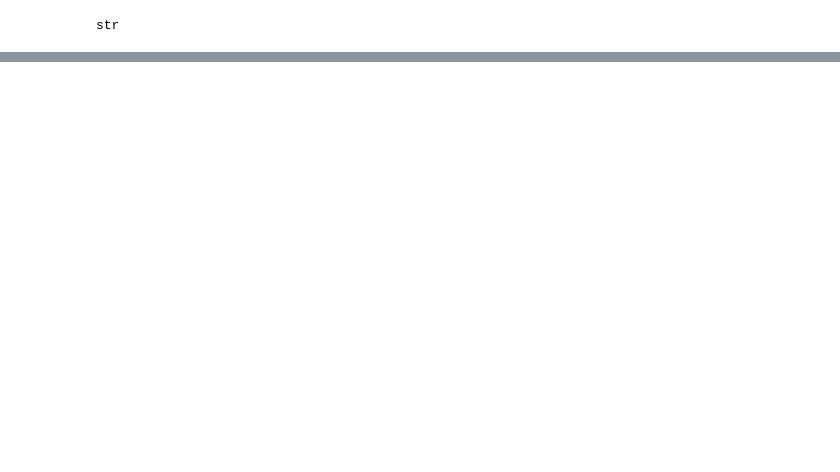
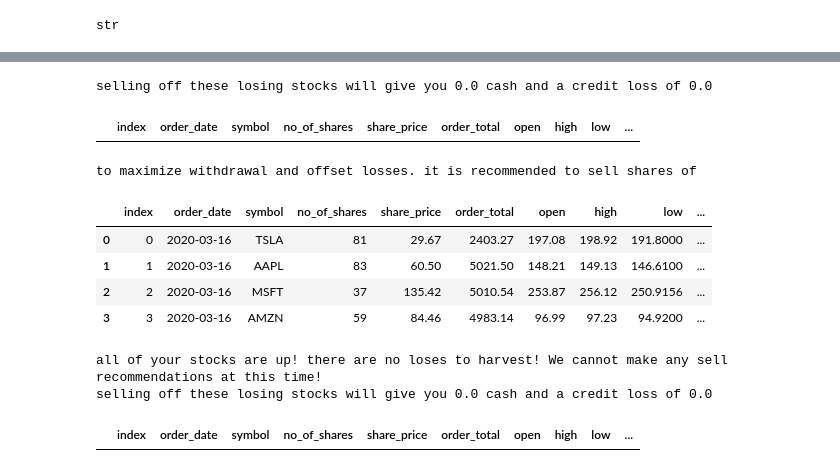
Before and after one commit to scoopcash/group_project_1, a Jupyter notebook: tax_harvest.ipynb, the cells around one changed output, grey strips where cells are left out. Cells and saved outputs as stored; diff of their text form; code cells hidden in the pictures; blank space fills up the shorter version.

```diff
--- a/tax_harvest.ipynb
+++ b/tax_harvest.ipynb
@@ -246,0 +302,72 @@ display(LT_negative_pnl)
+# %%
+# display all losing stocks to sell and winning stocks to net zero the gains for maximin withdrawal
+#long term losers
+LT_losers_df = LT_portfolio_df.loc[LT_portfolio_df['PNL'] < 0]
+LT_losers_withdrawal_total = LT_losers_df['current_value'].sum()
+LT_losers_losses_reported = LT_losers_df['PNL'].sum()
+print(f"selling off these losing stocks will give you {LT_losers_withdrawal_total} cash and a credit loss of {LT_losers_losses_reported}")
+display(LT_losers_df)
+#long term winners
+print(f"to maximize withdrawal and offset losses. it is recommended to sell shares of")
+LT_winners_df = LT_portfolio_df.loc[LT_portfolio_df['PNL'] >0]
+LT_sorted_winners_df = LT_winners_df.sort_values(['PNL'], ascending= False).reset_index(drop=True)
+display(LT_sorted_winners_df)
+
+if LT_losers_losses_reported == 0:
+   LT_scenario = 0
+elif LT_sorted_winners_df['PNL'].iloc[0] > LT_losers_losses_reported:
+   LT_scenario = 1
+elif LT_sorted_winners_df['PNL'].iloc[0] + LT_sorted_winners_df['PNL'].iloc[1] > LT_losers_losses_reported:
+   LT_scenario = 2
+elif LT_sorted_winners_df['PNL'].iloc[0] + LT_sorted_winners_df['PNL'].iloc[1] + LT_sorted_winners_df['PNL'].iloc[2] > LT_losers_losses_reported:
+   LT_scenario = 3
+else:
+   print("losses are much higher than winning stocks right now. sell whatever shares you'd like to net zero losses and profits")
+   print(LT_sorted_winners_df)
+
+if LT_scenario == 0:
+   print("all of your stocks are up! there are no loses to harvest! We cannot make any sell recommendations at this time!")
+elif LT_scenario == 1:
+   LT_winner_stock_to_sell = LT_sorted_winners_df['symbol'].iloc[0]
+   print(f"sell enough shares of {LT_winner_stock_to_sell} to offset {LT_losers_losses_reported} in losses")
+   LT_offset_shares_to_sell = LT_losers_losses_reported / LT_sorted_winners_df['close'].iloc[0]
+   LT_offset_shares_to_sell = round(abs(LT_offset_shares_to_sell),0)
+   LT_offset_close_price = LT_sorted_winners_df['close'].iloc[0]
+   LT_offset_sell_amount_total = LT_offset_shares_to_sell * LT_offset_close_price
+   LT_offset_net_tax_liability = round(LT_offset_sell_amount_total - abs(LT_losers_losses_reported),2)
+   LT_cash_in_bank = LT_losers_withdrawal_total + LT_offset_sell_amount_total
+   print(f"selling {LT_offset_shares_to_sell} at {LT_offset_close_price} equals a total of {LT_offset_sell_amount_total}")
+   print(f"for a total Long Term gains tax liability of ${LT_offset_net_tax_liability} taxed as long term gains")
+   print(f"liquidity gained from long term gains tax harvesting transactions totals ${LT_cash_in_bank} ")
+   #LT_sorted_winners_df['remaining_no_of_shares'] = ""
+   LT_sorted_winners_df['no_of_shares'].iloc[0] = LT_sorted_winners_df['no_of_shares'].iloc[0] - LT_offset_shares_to_sell
+   print("current Long Term gain stock holdings")
+   after_harvest_LT_holdings = LT_sorted_winners_df
+
+   display(after_harvest_LT_holdings)
+
+
+   # LT_winner_stock_to_sell = LT_sorted_winners_df[0:0]
+   # print(f"sell enough shares of {LT_winner_stock_to_sell} to equal {LT_losers_losses_reported}")
+#LT_winner_stock_to_sell = LT_winners_df.iloc[LT_winners_df['PNL'].max()]
+#display(LT_winner_stock_to_sell)
+#display(LT_winners_df)
+#short term losers
+ST_losers_df = ST_portfolio_df.loc[ST_portfolio_df['PNL'] < 0]
+ST_losers_withdrawal_total = ST_losers_df['current_value'].sum()
+ST_losers_losses_reported = ST_losers_df['PNL'].sum()
+print(f"selling off these losing stocks will give you {ST_losers_withdrawal_total} cash and a credit loss of {ST_losers_losses_reported}")
+display(ST_losers_df)
+#short term winners
+# %% [output]
+selling off these losing stocks will give you 0.0 cash and a credit loss of 0.0
+|  | index | order_date | symbol | no_of_shares | share_price | order_total | open | high | low | ... |
+to maximize withdrawal and offset losses. it is recommended to sell shares of
+|  | index | order_date | symbol | no_of_shares | share_price | order_total | open | high | low | ... |
+| 0 | 0 | 2020-03-16 | TSLA | 81 | 29.67 | 2403.27 | 197.08 | 198.92 | 191.8000 | ... |
+| 1 | 1 | 2020-03-16 | AAPL | 83 | 60.50 | 5021.50 | 148.21 | 149.13 | 146.6100 | ... |
+| 2 | 2 | 2020-03-16 | MSFT | 37 | 135.42 | 5010.54 | 253.87 | 256.12 | 250.9156 | ... |
+| 3 | 3 | 2020-03-16 | AMZN | 59 | 84.46 | 4983.14 | 96.99 | 97.23 | 94.9200 | ... |
+all of your stocks are up! there are no loses to harvest! We cannot make any sell recommendations at this time!
+selling off these losing stocks will give you 0.0 cash and a credit loss of 0.0
+|  | index | order_date | symbol | no_of_shares | share_price | order_total | open | high | low | ... |
```
Also changed, not shown: parts of 19 cells of this notebook, 3 other files.
